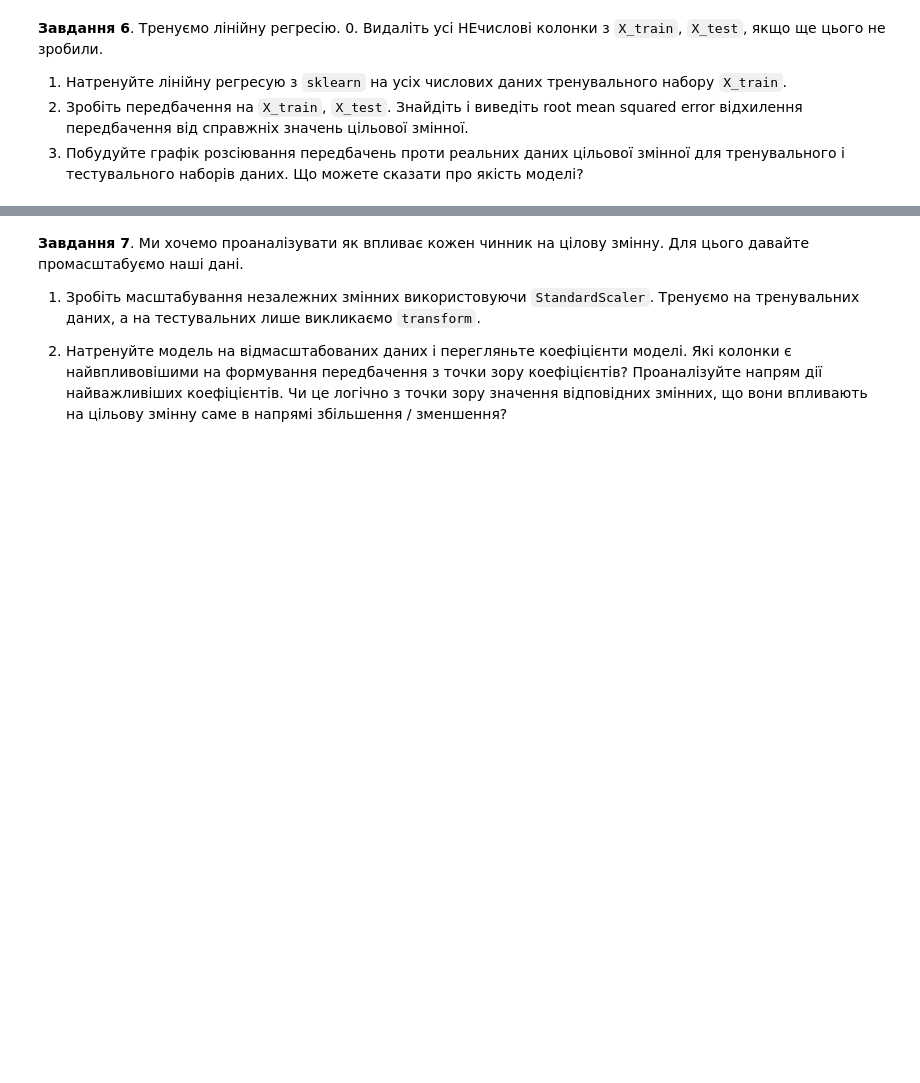
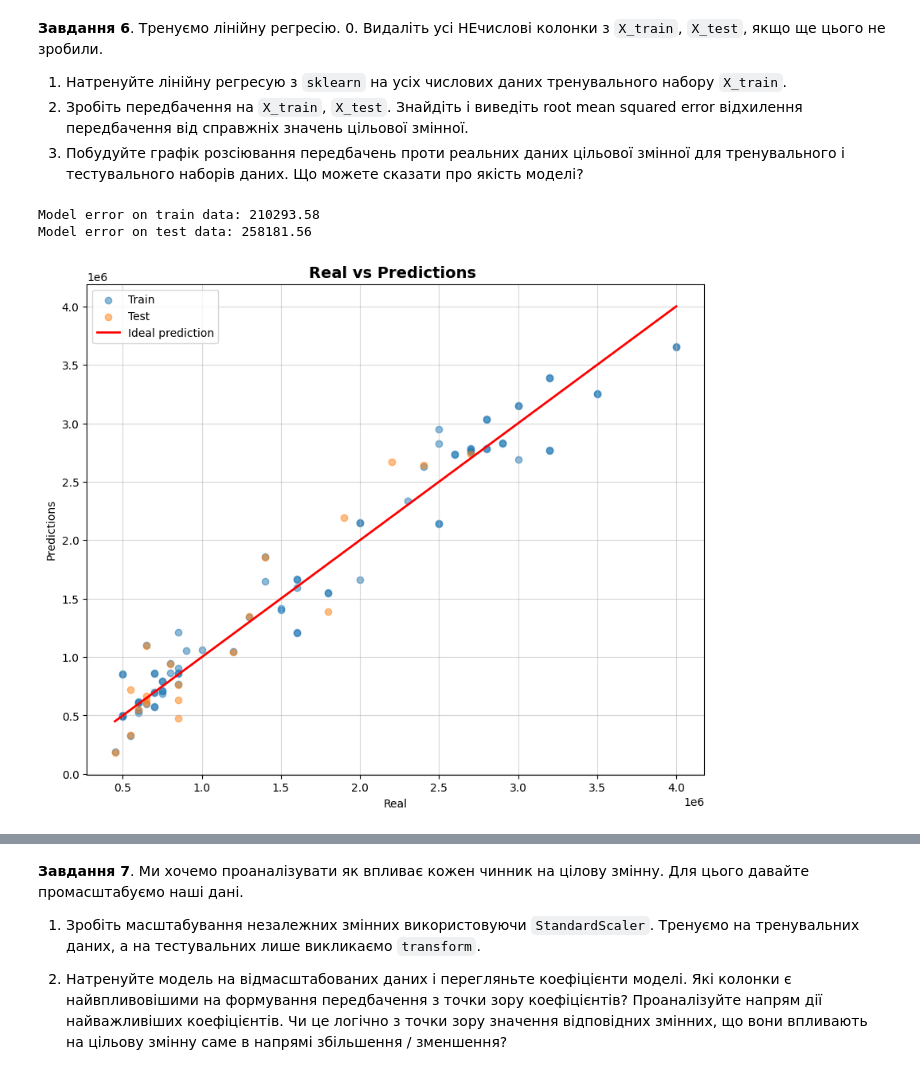
Before and after one commit to AlisaLeibova/ML-study, a Jupyter notebook: Copy_of_HW_2_1_Лінійна_регресія_від_багатьох_змінних.ipynb, the cells around one changed output, grey strips where cells are left out. Cells and saved outputs as stored; diff of their text form; code cells hidden in the pictures; blank space fills up the shorter version.

```diff
--- a/Copy_of_HW_2_1_Лінійна_регресія_від_багатьох_змінних.ipynb
+++ b/Copy_of_HW_2_1_Лінійна_регресія_від_багатьох_змінних.ipynb
@@ -106,3 +245,43 @@ display(X_train.head()), display(X_test.head())
 1. Натренуйте лінійну регресую з `sklearn` на усіх числових даних тренувального набору `X_train`.
 2. Зробіть передбачення на  `X_train`, `X_test`. Знайдіть і виведіть root mean squared error відхилення передбачення від справжніх значень цільової змінної.
 3. Побудуйте графік розсіювання передбачень проти реальних даних цільової змінної для тренувального і тестувального наборів даних. Що можете сказати про якість моделі?
+# %%
+X_train.drop(columns=X_train.select_dtypes('object').columns, inplace=True)
+X_test.drop(columns=X_test.select_dtypes('object').columns, inplace=True)
+# %%
+from sklearn.linear_model import LinearRegression
+from sklearn.metrics import mean_squared_error
+model = LinearRegression().fit(X_train, y_train)
+y_train_pred = model.predict(X_train)
+y_test_pred = model.predict(X_test)
+
+train_loss = np.sqrt(mean_squared_error(y_train, y_train_pred))
+test_loss  = np.sqrt(mean_squared_error(y_test, y_test_pred))
+
+print(f'Model error on train data: {round(train_loss, 2)}')
+print(f'Model error on test data: {round(test_loss, 2)}')
+# %% [output]
+Model error on train data: 210293.58
+Model error on test data: 258181.56
+# %%
+import matplotlib.pyplot as plt
+import numpy as np
+
+plt.figure(figsize=(10, 8))
+
+plt.scatter(y_train, y_train_pred, alpha=0.5, label='Train')
+plt.scatter(y_test, y_test_pred, alpha=0.5, label='Test')
+
+all_y = np.concatenate([y_train, y_test])
+min_val, max_val = all_y.min(), all_y.max()
+plt.plot([min_val, max_val], [min_val, max_val], color='red', linestyle='-', linewidth=2, label='Ideal prediction')
+
+plt.xlabel('Real')
+plt.ylabel('Predictions')
+plt.title('Real vs Predictions ', fontsize=14, fontweight='bold')
+plt.legend()
+plt.grid(True, linestyle='-', alpha=0.5)
+
+plt.show()
+# %% [output]
+[figure, added]
```
Also changed, not shown: parts of 14 cells of this notebook.
